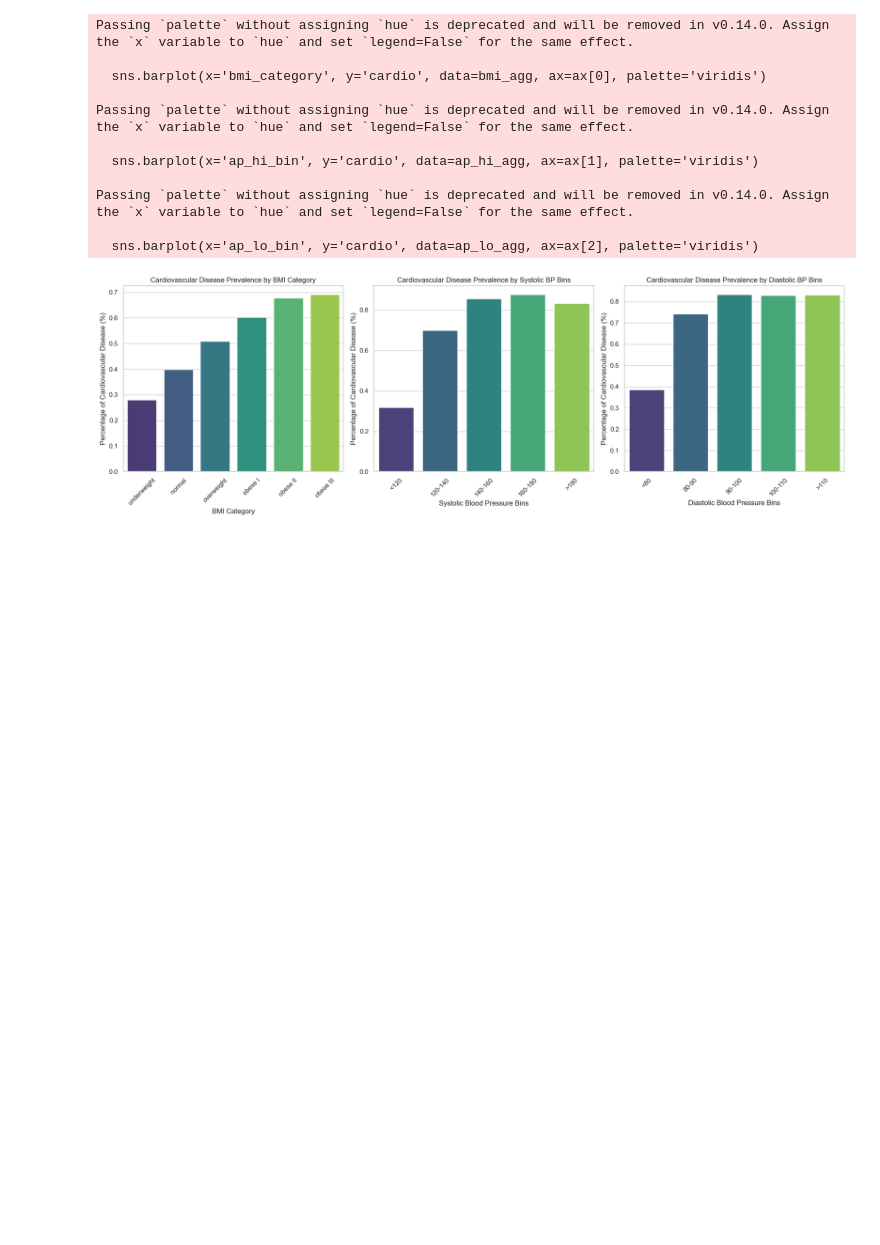
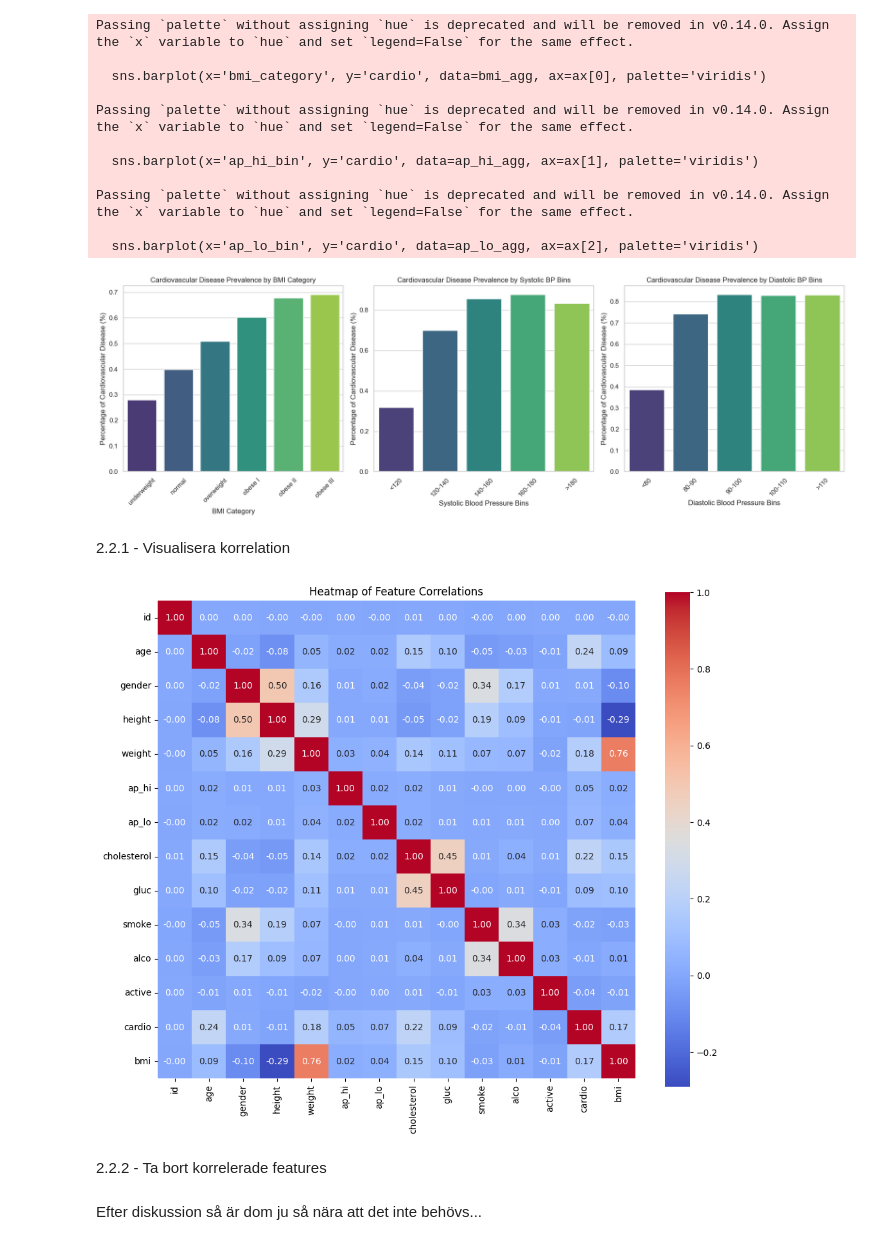
Before and after one commit to Markofbear/AI-Bjorn-Lagerblad-OPA23, a Jupyter notebook: labs/labb1/labb1.ipynb, the cells around one changed output. Drawn from its saved outputs; the diff is of its cells as text; code cells hidden in the pictures; blank space fills up the shorter version.

```diff
--- a/labs/labb1/labb1.ipynb
+++ b/labs/labb1/labb1.ipynb
@@ -637,3 +625,28 @@ Passing `palette` without assigning `hue` is deprecated and will be removed in v
 
   sns.barplot(x='ap_lo_bin', y='cardio', data=ap_lo_agg, ax=ax[2], palette='viridis')
 [figure]
+# %% [markdown]
+2.2.1 - Visualisera korrelation
+# %%
+import matplotlib.pyplot as plt
+import seaborn as sns
+import pandas as pd
+
+# Assuming 'data' is your DataFrame containing the relevant health data
+
+# Calculate the correlation matrix
+corr_matrix = data.corr()
+
+# Create a heatmap to visualize the correlation matrix
+plt.figure(figsize=(12, 10))
+heatmap = sns.heatmap(corr_matrix, annot=True, fmt=".2f", cmap='coolwarm', cbar=True, square=True)
+heatmap.set_title('Heatmap of Feature Correlations')
+
+# Show the plot
+plt.show()
+# %% [output]
+[figure, added]
+# %% [markdown]
+2.2.2 - Ta bort korrelerade features
+# %% [markdown]
+Efter diskussion så är dom ju så nära att det inte behövs...
```
Also changed, not shown: parts of 8 cells of this notebook, 1 other file.
